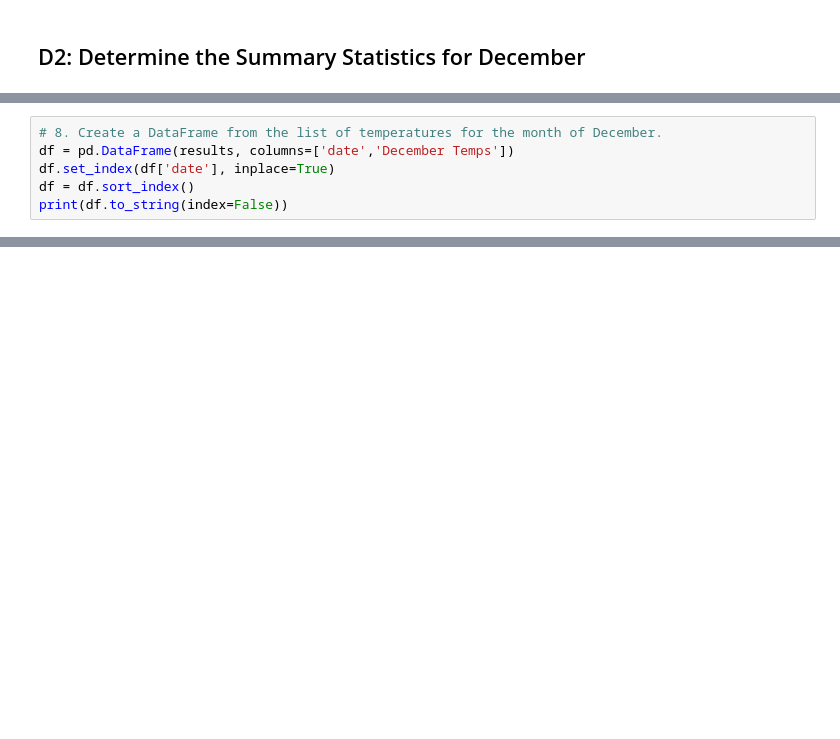
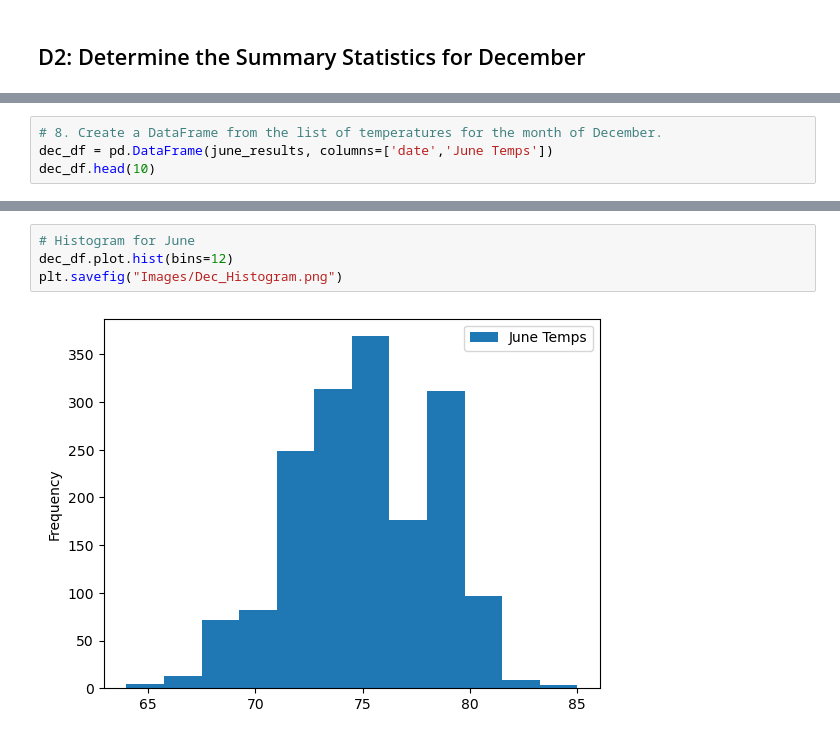
Before and after one commit to Ankit-Naik917/surfs_up, a Jupyter notebook: SurfsUp_Challenge.ipynb, the cells around one changed output, grey strips where cells are left out. Saved outputs shown, nothing was run; the diff lists cells and outputs as text; blank space fills up the shorter version.

```diff
--- a/SurfsUp_Challenge.ipynb
+++ b/SurfsUp_Challenge.ipynb
@@ -85,7 +83,5 @@ print(results)
 # %%
 # 8. Create a DataFrame from the list of temperatures for the month of December.
-df = pd.DataFrame(results, columns=['date','December Temps'])
-df.set_index(df['date'], inplace=True)
-df = df.sort_index()
-print(df.to_string(index=False))
+dec_df = pd.DataFrame(june_results, columns=['date','June Temps'])
+dec_df.head(10)
 # %% [output]
@@ -121,0 +119,6 @@ df.describe()
+# %%
+# Histogram for June
+dec_df.plot.hist(bins=12)
+plt.savefig("Images/Dec_Histogram.png")
+# %% [output]
+[figure, added]
```
Also changed, not shown: parts of 9 cells of this notebook.
